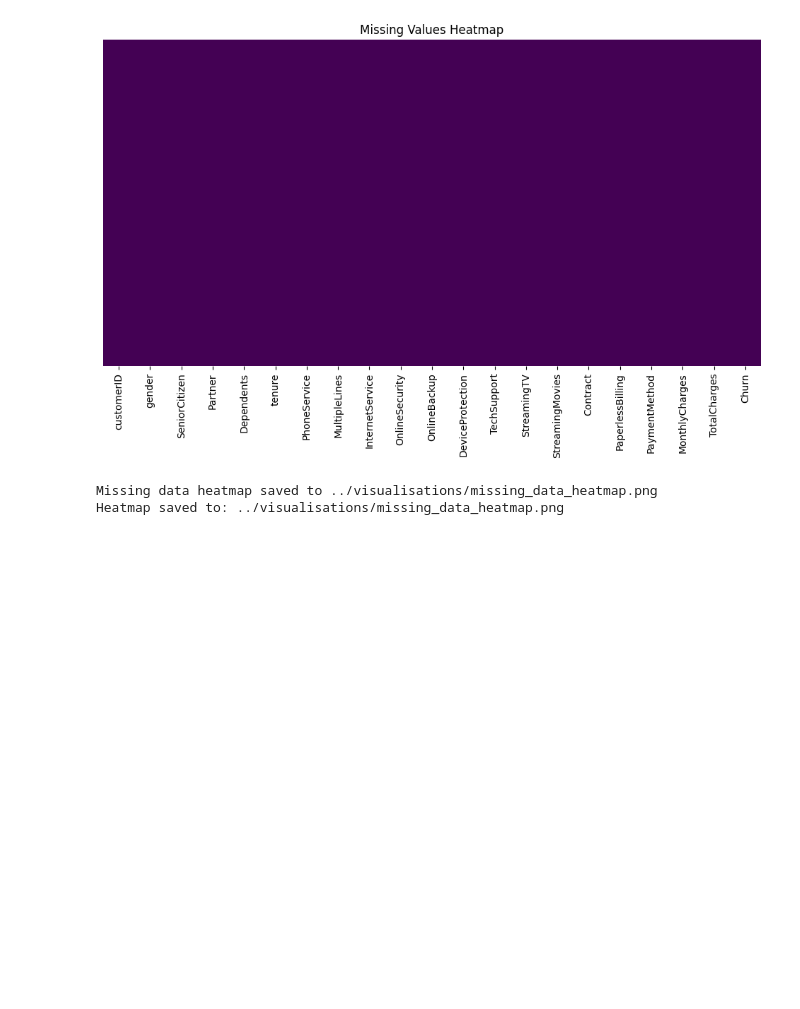
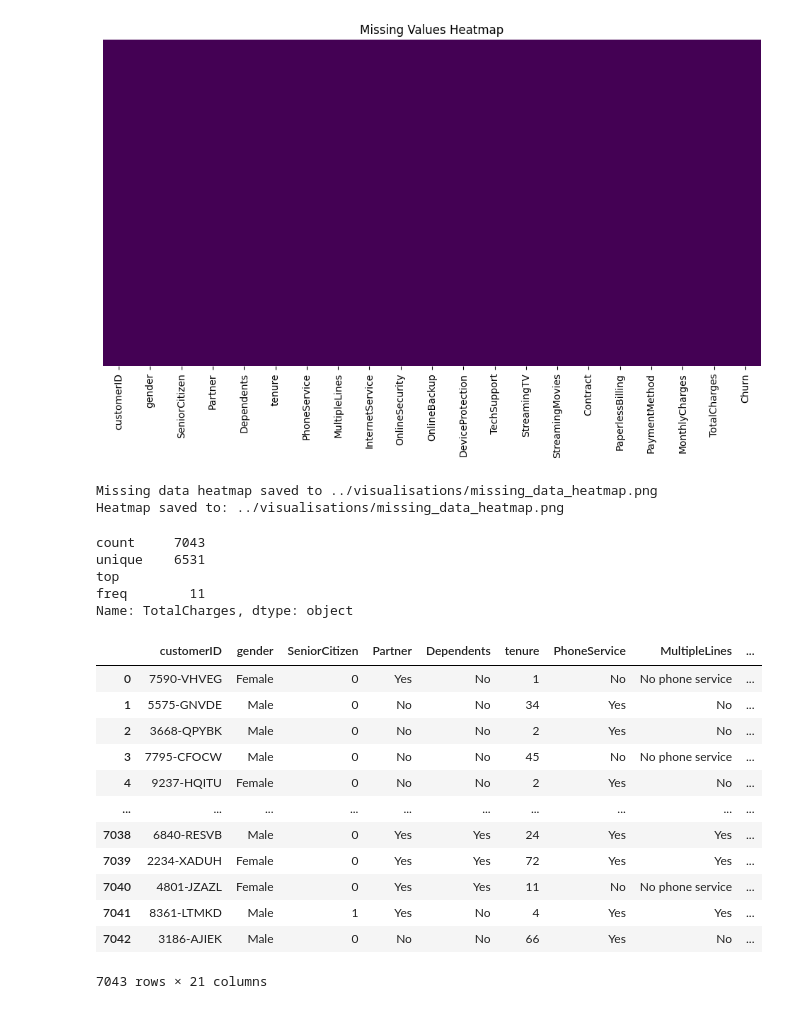
Before and after one commit to msms-dev/Telco-Customer-Churn, a Jupyter notebook: notebooks/2_Cleaning_Transform.ipynb, the cells around one changed output. Drawn from its saved outputs; the diff is of its cells as text; code cells hidden in the pictures; blank space fills up the shorter version.

```diff
--- a/notebooks/2_Cleaning_Transform.ipynb
+++ b/notebooks/2_Cleaning_Transform.ipynb
@@ -36,0 +41,12 @@ Looking for file at: /Users/maxsmith/2025_data_science_projects/telco_customer_c
+# %%
+# No extra value gained from retaining phone service within 'No phone service' (contained within other features), so will change to No. Need to locate first.
+
+search_values = ['No internet service', 'No phone service']
+matching_columns = []
+
+# Create loop
+for col in df.columns:
+    if df[col].astype(str).isin(search_values).any():
+        matching_columns.append(col)
+
+print("Columns containing service flags:", matching_columns)
@@ -36,0 +55,17 @@ Looking for file at: /Users/maxsmith/2025_data_science_projects/telco_customer_c
+# %%
+# Creating function
+
+def replace_service_values(df, columns, values_to_replace=None, replacement_value='No'):
+    if values_to_replace is None:
+        values_to_replace = ['No internet service', 'No phone service']
+
+    for col in columns:
+        df.loc[:, col] = df[col].replace(values_to_replace, replacement_value)
+
+    return df
+# %%
+# Applying function
+
+matching_columns = ['OnlineSecurity', 'OnlineBackup', 'DeviceProtection', 'TechSupport', 'StreamingTV', 'StreamingMovies', 'MultipleLines']
+
+df = replace_service_values(df, matching_columns)
@@ -70,3 +117,37 @@ print(f"Heatmap saved to: {output_path}")
 [figure]
 Missing data heatmap saved to ../visualisations/missing_data_heatmap.png
 Heatmap saved to: ../visualisations/missing_data_heatmap.png
+# %%
+# Need to investigate TotalCharges column which we found to be a) non-numeric, and b) include 11 missing values
+
+df['TotalCharges'].describe()
+# %% [output]
+count     7043
+unique    6531
+top
+freq        11
+Name: TotalCharges, dtype: object
+# %%
+# Create function to convert to numeric column
+
+def convert_column_to_numeric(df, column_name):
+    df[column_name] = pd.to_numeric(df[column_name], errors='coerce')
+    return df
+# %%
+# Apply function
+
+convert_column_to_numeric(df, column_name='TotalCharges')
+# %% [output]
+|  | customerID | gender | SeniorCitizen | Partner | Dependents | tenure | PhoneService | MultipleLines | ... |
+| 0 | 7590-VHVEG | Female | 0 | Yes | No | 1 | No | No phone service | ... |
+| 1 | 5575-GNVDE | Male | 0 | No | No | 34 | Yes | No | ... |
+| 2 | 3668-QPYBK | Male | 0 | No | No | 2 | Yes | No | ... |
+| 3 | 7795-CFOCW | Male | 0 | No | No | 45 | No | No phone service | ... |
+| 4 | 9237-HQITU | Female | 0 | No | No | 2 | Yes | No | ... |
+| ... | ... | ... | ... | ... | ... | ... | ... | ... | ... |
+| 7038 | 6840-RESVB | Male | 0 | Yes | Yes | 24 | Yes | Yes | ... |
+| 7039 | 2234-XADUH | Female | 0 | Yes | Yes | 72 | Yes | Yes | ... |
+| 7040 | 4801-JZAZL | Female | 0 | Yes | Yes | 11 | No | No phone service | ... |
+| 7041 | 8361-LTMKD | Male | 1 | Yes | No | 4 | Yes | Yes | ... |
+| 7042 | 3186-AJIEK | Male | 0 | No | No | 66 | Yes | No | ... |
+7043 rows × 21 columns
```
Also changed, not shown: parts of 13 cells of this notebook, 1 other file.
